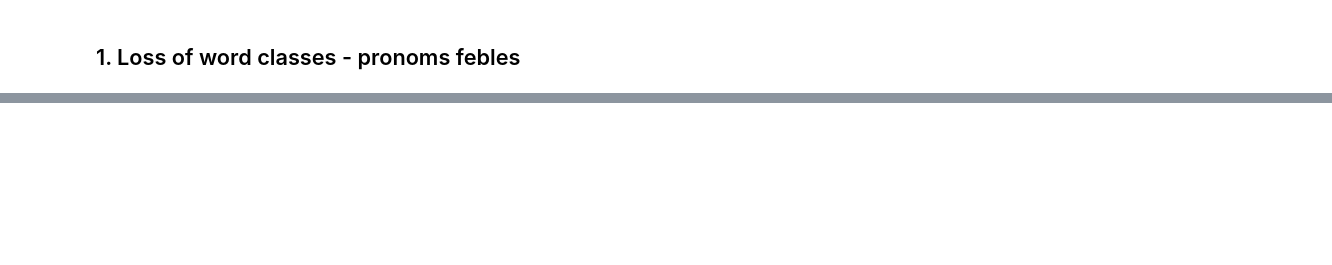
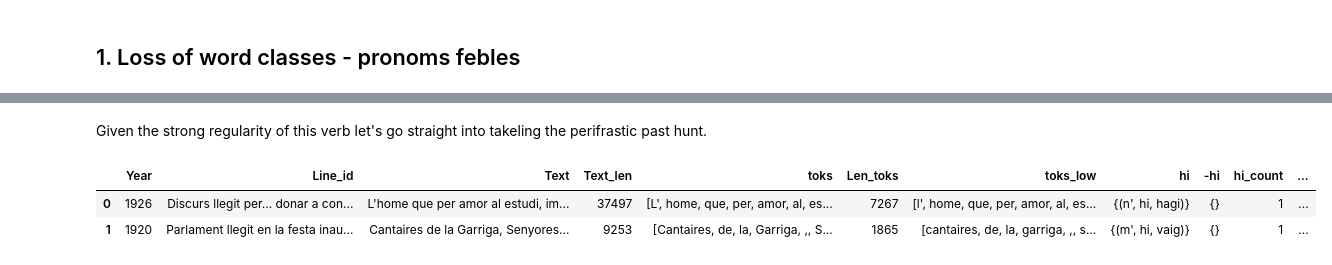
Before and after one commit to Data-Science-for-Linguists-2025/Linguistic-Markers-Catalan-Substitution, a Jupyter notebook: Analysis-1-LowLevel.ipynb, the cells around one changed output, grey strips where cells are left out. Drawn from its saved outputs; the diff is of its cells as text; code cells hidden in the pictures; blank space fills up the shorter version.

Commit message:
hi and passat perifrastic analysis

```diff
--- a/Analysis-1-LowLevel.ipynb
+++ b/Analysis-1-LowLevel.ipynb
@@ -100,0 +112,3 @@ Looking at these examples there are some elements that we can scan the text for.
+# %%
+# adding a count column for hi pronouns per text line
+tokscomplete_df["hi_count"] = tokscomplete_df["hi"].apply(len)+tokscomplete_df["-hi"].apply(len)
@@ -100,0 +176,29 @@ Looking at these examples there are some elements that we can scan the text for.
+# %% [markdown]
+Given the strong regularity of this verb let's go straight into takeling the perifrastic past hunt.
+# %%
+# creating a function to find pronom febles and their context
+def get_pstperif(text):
+    '''
+    takes in a text and returns a list of found "passat perifrastic" forms in the text
+    '''
+    # Regex pattern breakdown:
+    # \b word boundary to ensure matching whole words
+    # (?:...) non-capturing group for the initial verb forms
+    # \S* zero or more non-whitespace characters
+    # (?:ar|er|re|ir) non-capturing group to ensure the token ends with one of these suffixes
+    target = r"\b(?:vaig|vas|vares|va|vam|vàrem|vau|vàreu|van|varen)\s+\w+(?:ar|er|re|ir)"
+    found = re.findall(target, text, flags=re.IGNORECASE)
+    return found
+# %%
+# getting all passat perifrastics forms as a list and storing them in a column
+tokscomplete_df["PstPerif"] = tokscomplete_df["Text"].apply(get_pstperif)
+# %%
+# counting the passat perifrastic forms per row and storing that count as a new column
+tokscomplete_df["Pstp_count"] = tokscomplete_df["PstPerif"].apply(len)
+# %%
+# checking the new columns
+tokscomplete_df.head(2)
+# %% [output]
+|  | Year | Line_id | Text | Text_len | toks | Len_toks | toks_low | hi | -hi | hi_count | ... |
+| 0 | 1926 | Discurs llegit per... donar a con... | L'home que per amor al estudi, im... | 37497 | [L', home, que, per, amor, al, es... | 7267 | [l', home, que, per, amor, al, es... | {(n', hi, hagi)} | {} | 1 | ... |
+| 1 | 1920 | Parlament llegit en la festa inau... | Cantaires de la Garriga, Senyores... | 9253 | [Cantaires, de, la, Garriga, ,, S... | 1865 | [cantaires, de, la, garriga, ,, s... | {(m', hi, vaig)} | {} | 1 | ... |
```
Also changed, not shown: parts of 26 cells of this notebook.
